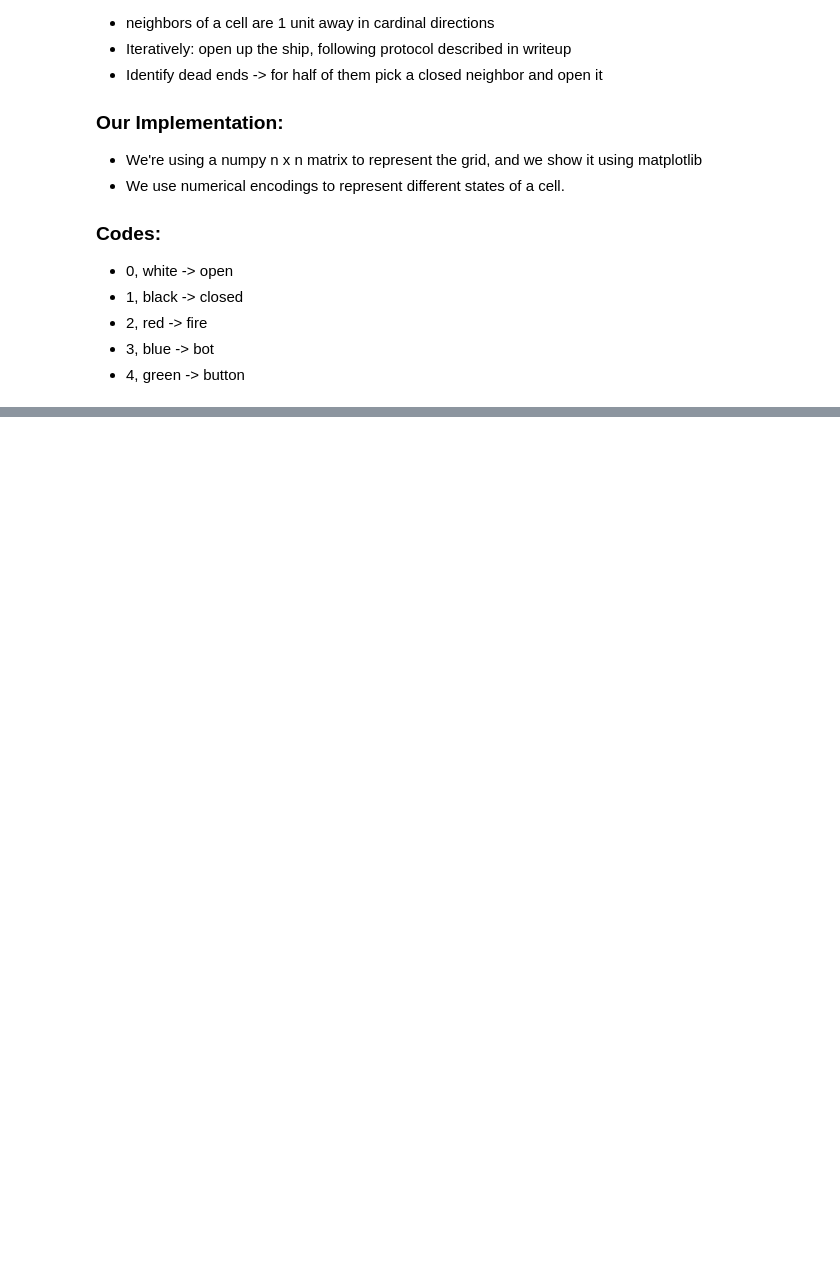
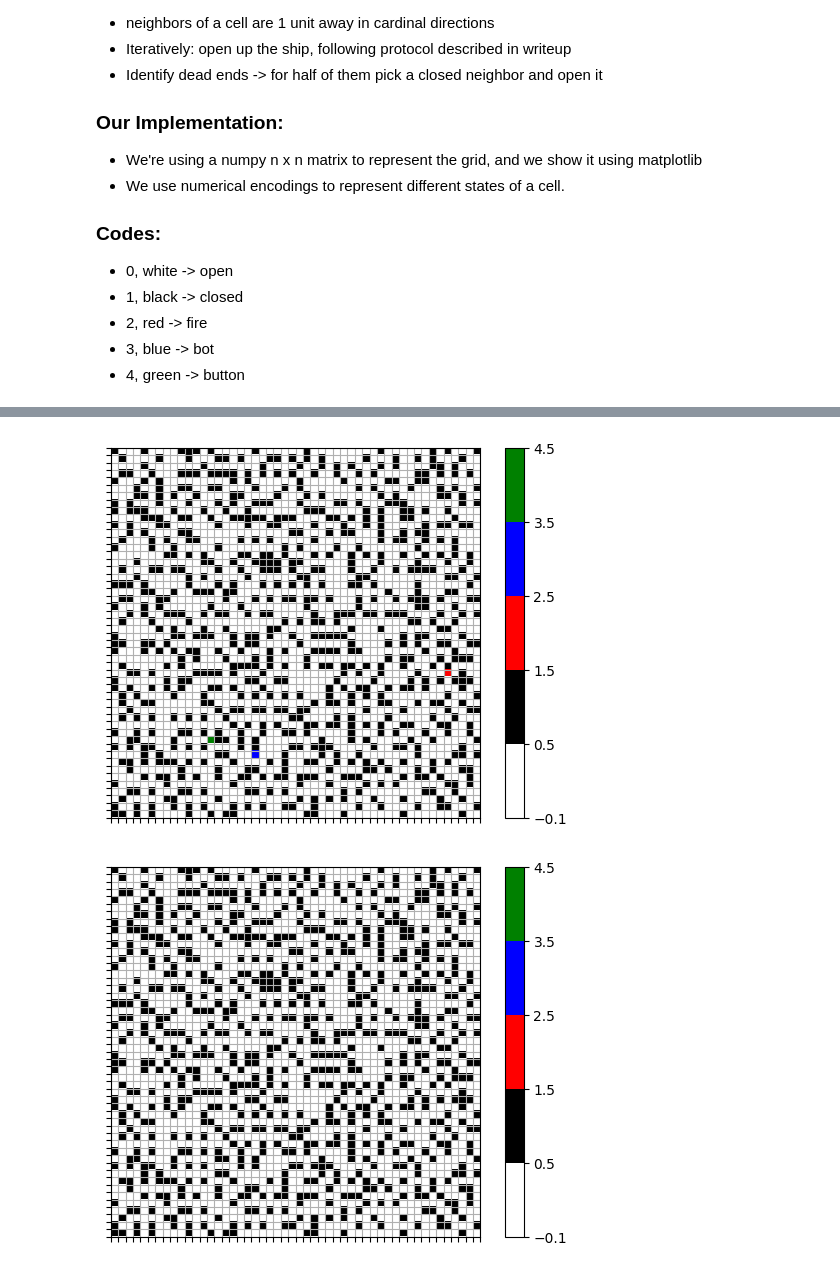
Before and after one commit to Sina-Haz/AI-Project-1, a Jupyter notebook: AI_Proj_1.ipynb, the cells around one changed output, grey strips where cells are left out. Cells and saved outputs as stored; diff of their text form; code cells hidden in the pictures; blank space fills up the shorter version.

```diff
--- a/AI_Proj_1.ipynb
+++ b/AI_Proj_1.ipynb
@@ -447,0 +495,11 @@ new_ship.bot4(0.6)
+# %%
+ship2 = ship.CreateShip(50)
+ship2.OpenShip()
+ship2.populateClosedCells()
+ship2.chooseInitSpawns()
+ship2.ShowShip()
+ship2.clearShip()
+ship2.ShowShip()
+# %% [output]
+[figure, added]
+[figure, added]
```
Also changed, not shown: parts of 7 cells of this notebook.
